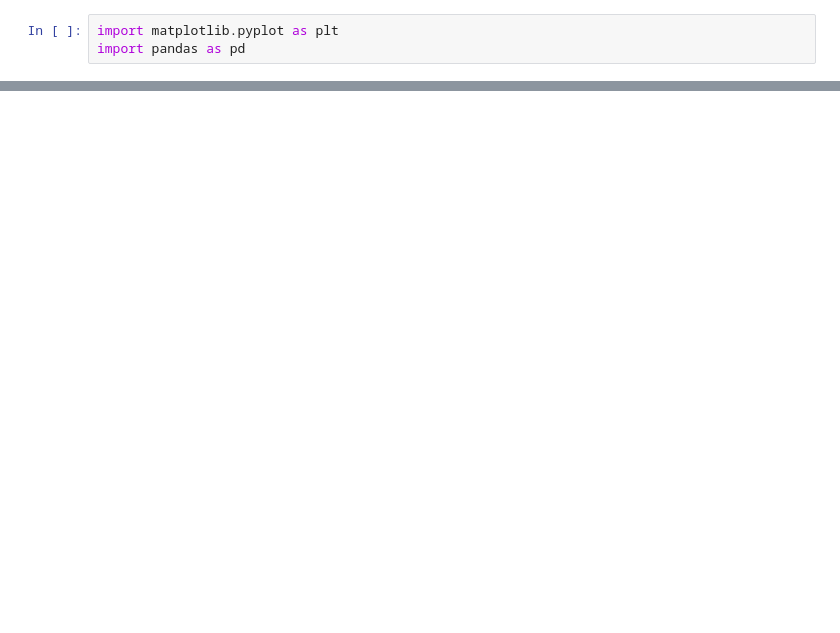
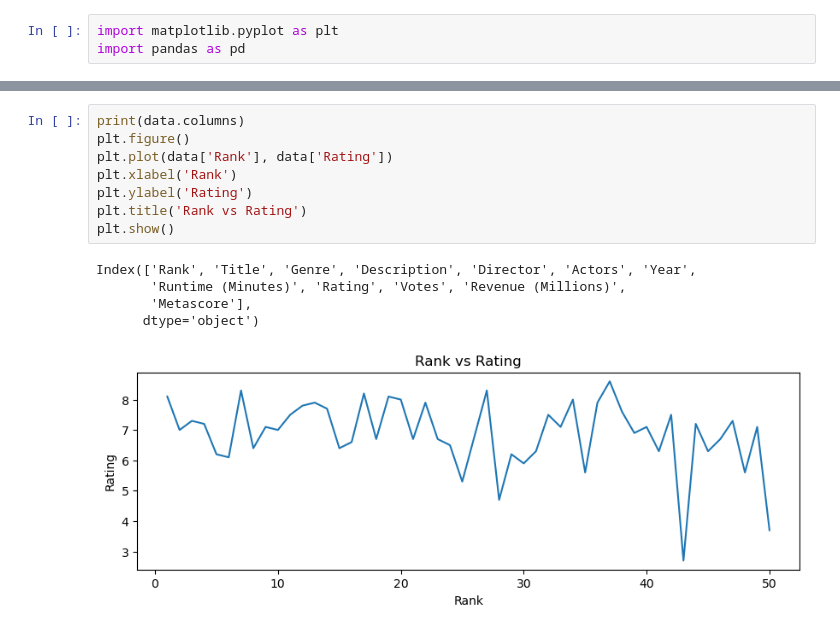
Before and after one commit to Afiq139/Data_Science-AI, a Jupyter notebook: Python_Deep_Learning_&_Artificial_Intelligence/2_Python_Deep_Learning/7_Matplotlib_Introduction_Part1.ipynb, the cells around one changed output, grey strips where cells are left out. Cells and saved outputs as stored; diff of their text form; blank space fills up the shorter version.

```diff
--- a/Python_Deep_Learning_&_Artificial_Intelligence/2_Python_Deep_Learning/7_Matplotlib_Introduction_Part1.ipynb
+++ b/Python_Deep_Learning_&_Artificial_Intelligence/2_Python_Deep_Learning/7_Matplotlib_Introduction_Part1.ipynb
@@ -14,3 +14,17 @@ data.head()
 | 2 | 3 | Split | Horror,Thriller | Three girls are kidnapped by a ma... | M. Night Shyamalan | James McAvoy, Anya Taylor-Joy, Ha... | 2016 | 117 | 7.3 | ... |
 | 3 | 4 | Sing | Animation,Comedy,Family | In a city of humanoid animals, a ... | Christophe Lourdelet | Matthew McConaughey,Reese Withers... | 2016 | 108 | 7.2 | ... |
 | 4 | 5 | Suicide Squad | Action,Adventure,Fantasy | A secret government agency recrui... | David Ayer | Will Smith, Jared Leto, Margot Ro... | 2016 | 123 | 6.2 | ... |
+# %%
+print(data.columns)
+plt.figure()
+plt.plot(data['Rank'], data['Rating'])
+plt.xlabel('Rank')
+plt.ylabel('Rating')
+plt.title('Rank vs Rating')
+plt.show()
+# %% [output]
+Index(['Rank', 'Title', 'Genre', 'Description', 'Director', 'Actors', 'Year',
+       'Runtime (Minutes)', 'Rating', 'Votes', 'Revenue (Millions)',
+       'Metascore'],
+      dtype='object')
+[figure, added]
```
